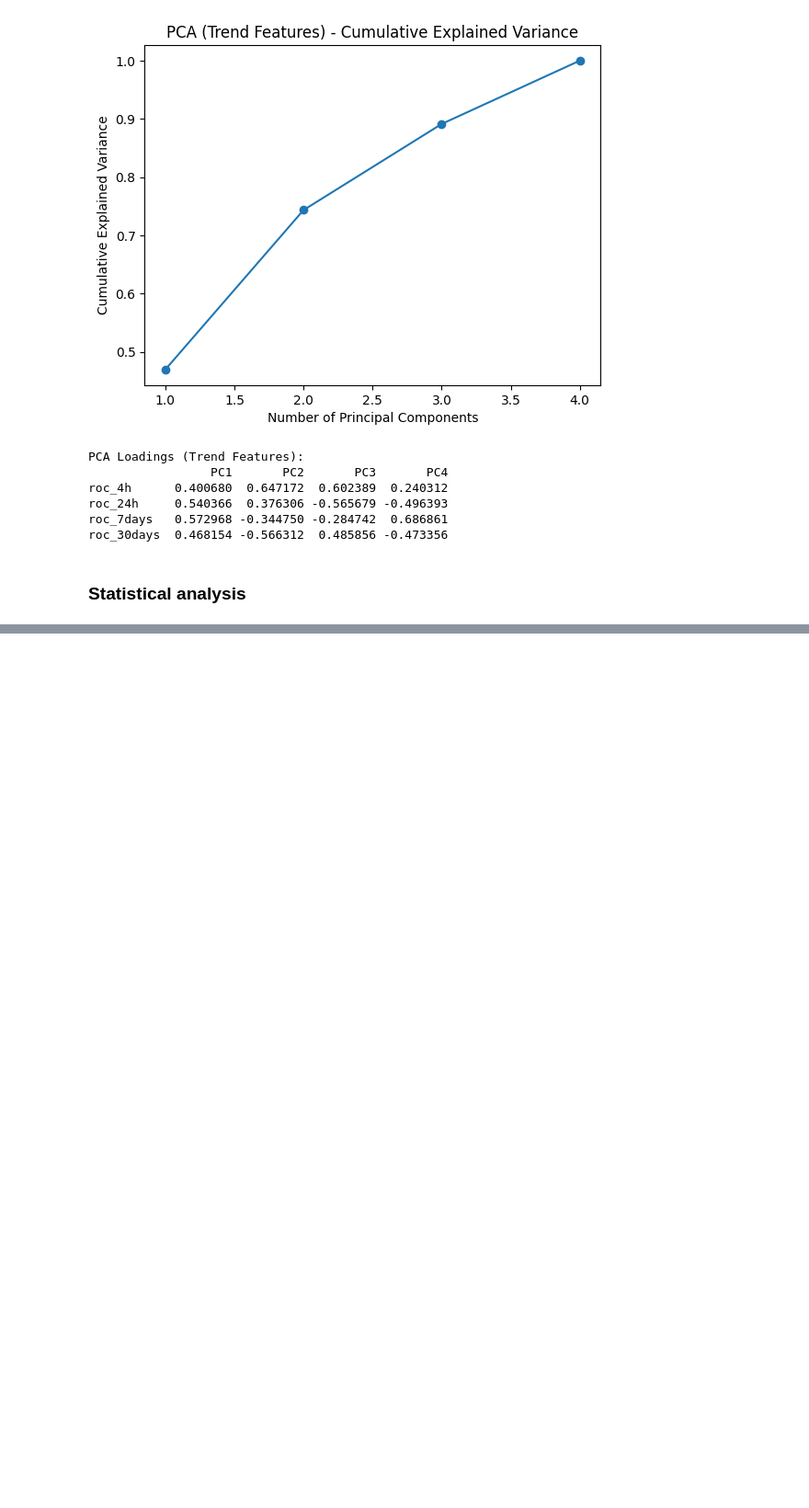
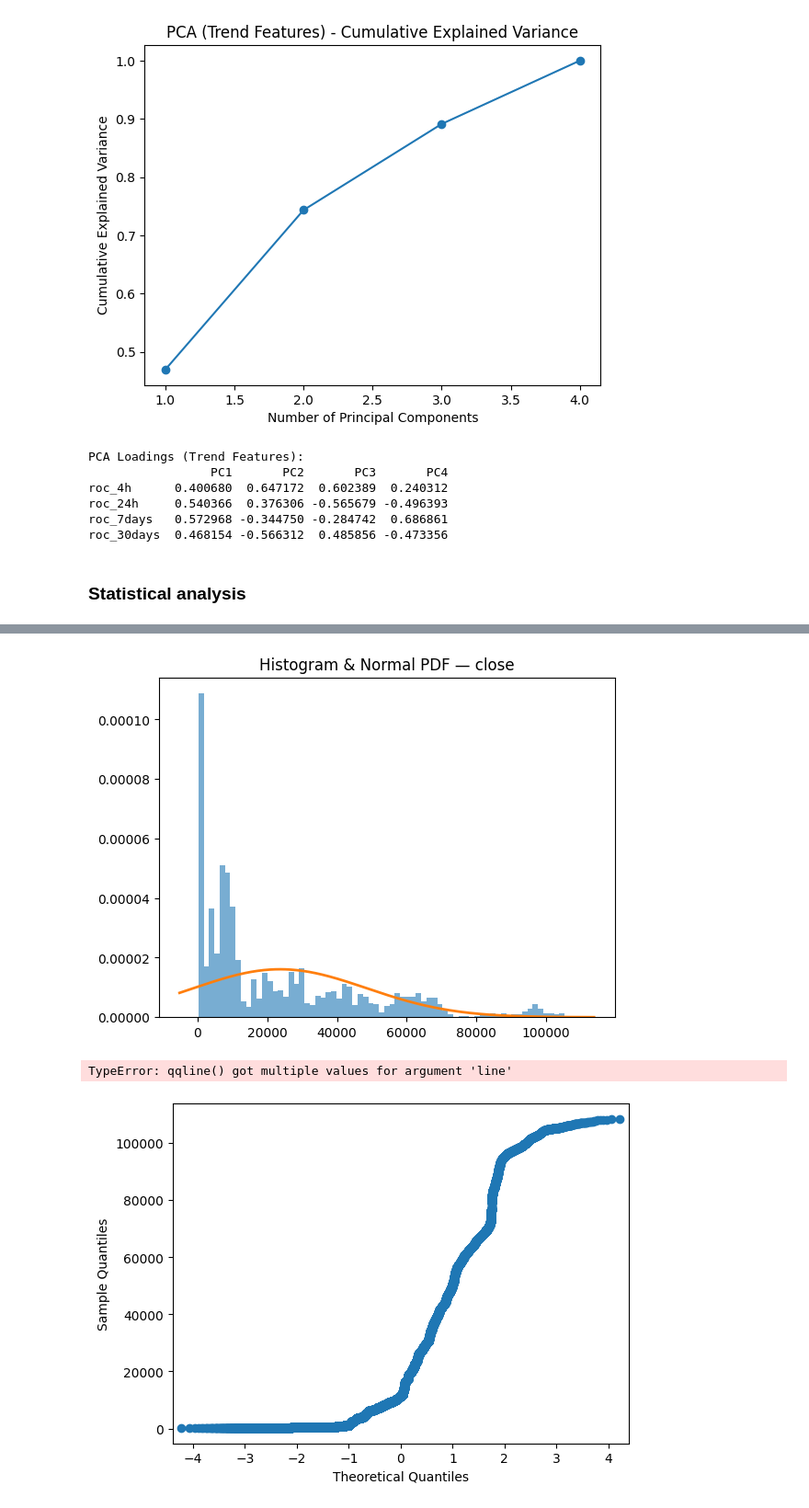
Before and after one commit to Stevenberger1/Stock-Market-Prediction, a Jupyter notebook: data/Statistical_analysis.ipynb, the cells around one changed output, grey strips where cells are left out. Shown: that part at 92% size. Saved outputs shown, nothing was run; the diff lists cells and outputs as text; code cells hidden in the pictures; blank space fills up the shorter version.

Commit message:
doing some deep staitsical analysis on the data to figure out if its from a nomral disutbrtuiion or if we can normalize the data

```diff
--- a/data/Statistical_analysis.ipynb
+++ b/data/Statistical_analysis.ipynb
@@ -252,0 +366,17 @@ roc_30days  0.468154 -0.566312  0.485856 -0.473356
+# %%
+
+# 2 · User parameters
+CSV_PATH   = r"C:\Users\ADMIN\Desktop\Coding_projects\stock_market_prediction\Stock-Market-Prediction\data\processed\gemini_btc_data_final_version.csv"
+TARGET_COL = "close"  # column to test
+ALPHA      = 0.05
+RUN_POWER  = False      # True → run Monte‑Carlo power (takes longer)
+POWER_ALT  = ("skewnorm", (4.0,))  # (dist_name, params)
+# %%
+# 3 · Load data
+df = pd.read_csv(CSV_PATH)
+if TARGET_COL not in df.columns:
+    raise ValueError(f"{TARGET_COL} not found in CSV.")
+
+x = df[TARGET_COL].dropna().astype(float).values
+n = len(x)
+print(f"Loaded {n:,} observations from '{TARGET_COL}'.")
@@ -252,0 +385,6 @@ roc_30days  0.468154 -0.566312  0.485856 -0.473356
+# %%
+
+# 4 · Descriptive statistics
+desc = descriptive_stats(x)
+display(desc.to_frame("value"))
+mu, sigma = desc["mean"], desc["std_dev"]
@@ -252,0 +431,7 @@ roc_30days  0.468154 -0.566312  0.485856 -0.473356
+# %%
+# 5 · Diagnostic plots
+diagnostic_plots(x, mu, sigma, TARGET_COL)
+# %% [output]
+[figure, added]
+TypeError: qqline() got multiple values for argument 'line'
+[figure, added]
```
Also changed, not shown: parts of 24 cells of this notebook, 1 other file.
